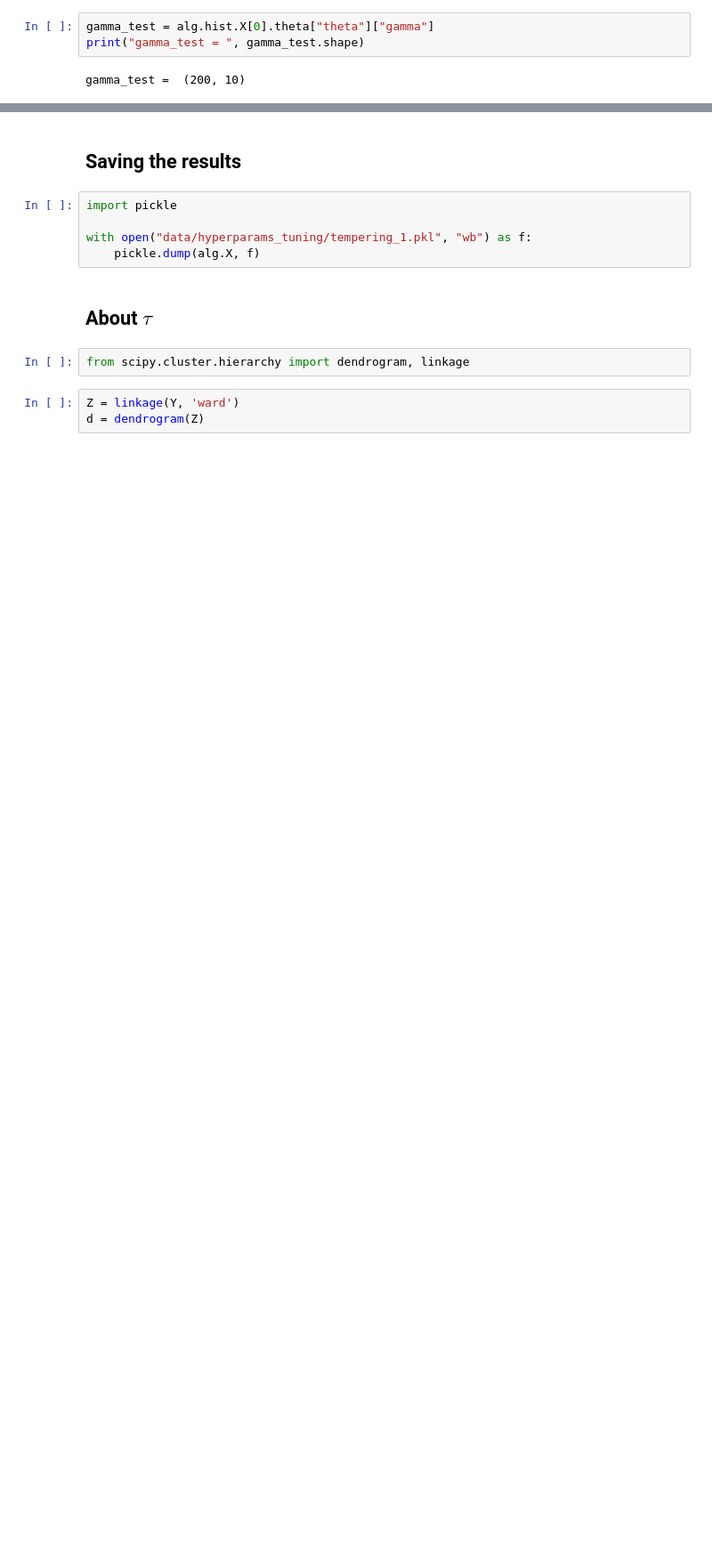
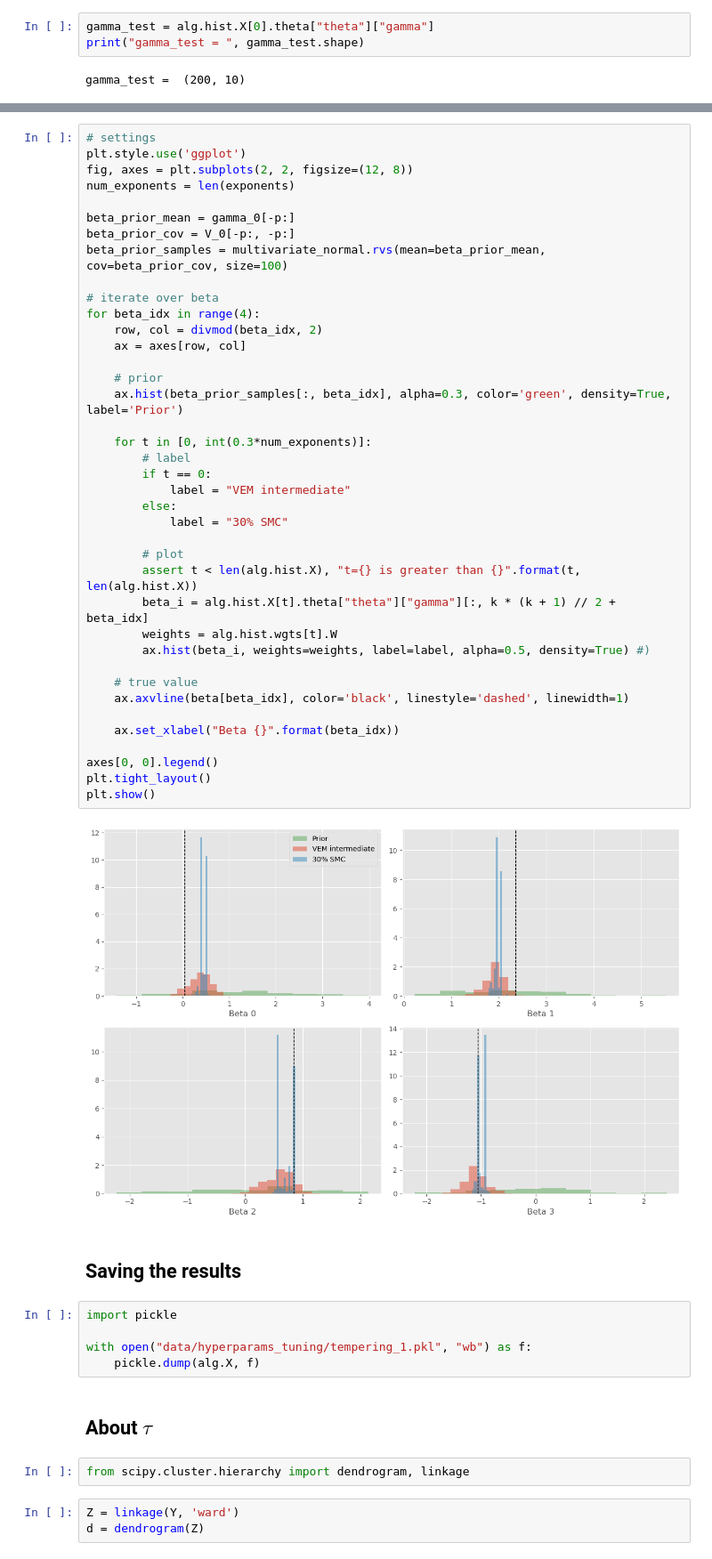
Before and after one commit to DanielBonnery/poisson_network_models, a Jupyter notebook: src/smc_2324_project/experiments/VEM_SMC/test_vem_smc.ipynb, the cells around one changed output, grey strips where cells are left out. Shown at 89% size. Saved outputs shown, nothing was run; the diff lists cells and outputs as text; blank space fills up the shorter version.

```diff
--- a/src/smc_2324_project/experiments/VEM_SMC/test_vem_smc.ipynb
+++ b/src/smc_2324_project/experiments/VEM_SMC/test_vem_smc.ipynb
@@ -166,3 +151,44 @@ plt.legend()
+# %%
+# settings
+plt.style.use('ggplot')
+fig, axes = plt.subplots(2, 2, figsize=(12, 8))
+num_exponents = len(exponents)
+
+beta_prior_mean = gamma_0[-p:]
+beta_prior_cov = V_0[-p:, -p:]
+beta_prior_samples = multivariate_normal.rvs(mean=beta_prior_mean, cov=beta_prior_cov, size=100)
+
+# iterate over beta
+for beta_idx in range(4):
+    row, col = divmod(beta_idx, 2)
+    ax = axes[row, col]
+
+    # prior
+    ax.hist(beta_prior_samples[:, beta_idx], alpha=0.3, color='green', density=True, label='Prior')
+
+    for t in [0, int(0.3*num_exponents)]:
+        # label
+        if t == 0:
+            label = "VEM intermediate"
+        else:
+            label = "30% SMC"
+
+        # plot
+        assert t < len(alg.hist.X), "t={} is greater than {}".format(t, len(alg.hist.X))
+        beta_i = alg.hist.X[t].theta["theta"]["gamma"][:, k * (k + 1) // 2 + beta_idx]
+        weights = alg.hist.wgts[t].W
+        ax.hist(beta_i, weights=weights, label=label, alpha=0.5, density=True) #)
+
+    # true value
+    ax.axvline(beta[beta_idx], color='black', linestyle='dashed', linewidth=1)
+
+    ax.set_xlabel("Beta {}".format(beta_idx))
+
+axes[0, 0].legend()
+plt.tight_layout()
+plt.show()
+# %% [output]
+[figure, added]
 # %% [markdown]
 ## Saving the results
 # %%
```
Also changed, not shown: parts of 11 cells of this notebook, 2 other files.
